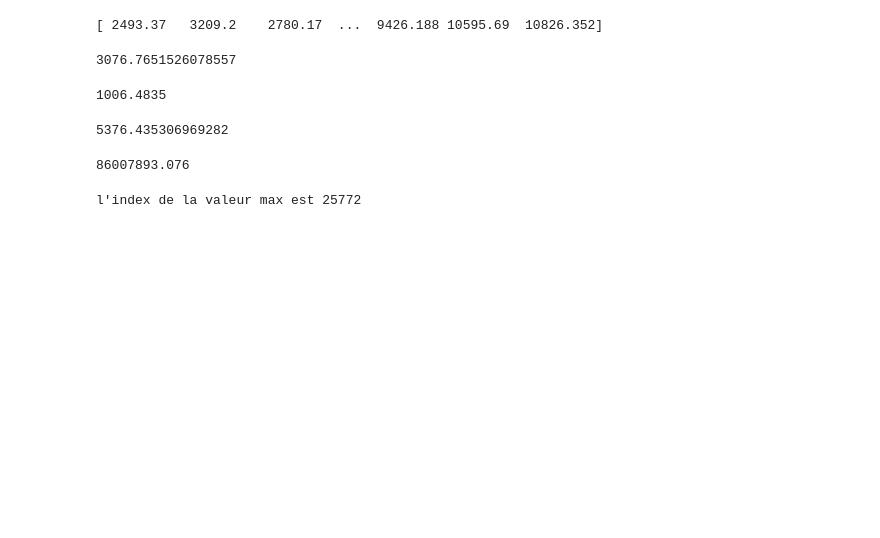
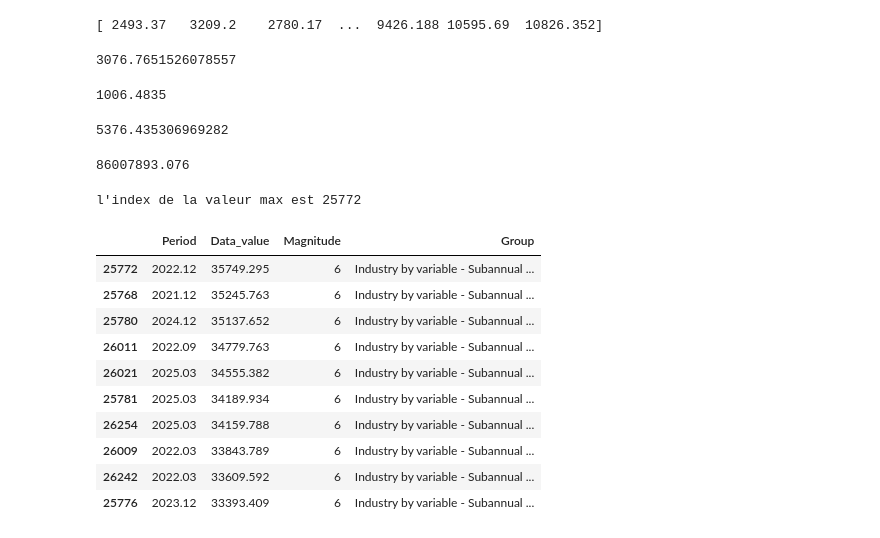
Before and after one commit to Ezekiat/formation, a Jupyter notebook: Untitled Folder/formation.ipynb, the cells around one changed output. Cells and saved outputs as stored; diff of their text form; code cells hidden in the pictures; blank space fills up the shorter version.

```diff
--- a/Untitled Folder/formation.ipynb
+++ b/Untitled Folder/formation.ipynb
@@ -300,3 +301,19 @@ index_max = np.argmax(arr)
 print(f"l'index de la valeur max est {index_max}")
 # %% [output]
 l'index de la valeur max est 25772
+# %%
+#trier par les valeurs dercroissants
+df_sorted = df_cleaned.sort_values(by='Data_value',ascending=False)
+df_sorted.head(10)
+# %% [output]
+|  | Period | Data_value | Magnitude | Group |
+| 25772 | 2022.12 | 35749.295 | 6 | Industry by variable - Subannual ... |
+| 25768 | 2021.12 | 35245.763 | 6 | Industry by variable - Subannual ... |
+| 25780 | 2024.12 | 35137.652 | 6 | Industry by variable - Subannual ... |
+| 26011 | 2022.09 | 34779.763 | 6 | Industry by variable - Subannual ... |
+| 26021 | 2025.03 | 34555.382 | 6 | Industry by variable - Subannual ... |
+| 25781 | 2025.03 | 34189.934 | 6 | Industry by variable - Subannual ... |
+| 26254 | 2025.03 | 34159.788 | 6 | Industry by variable - Subannual ... |
+| 26009 | 2022.03 | 33843.789 | 6 | Industry by variable - Subannual ... |
+| 26242 | 2022.03 | 33609.592 | 6 | Industry by variable - Subannual ... |
+| 25776 | 2023.12 | 33393.409 | 6 | Industry by variable - Subannual ... |
```
Also changed, not shown: parts of 4 cells of this notebook, 7 other files.
